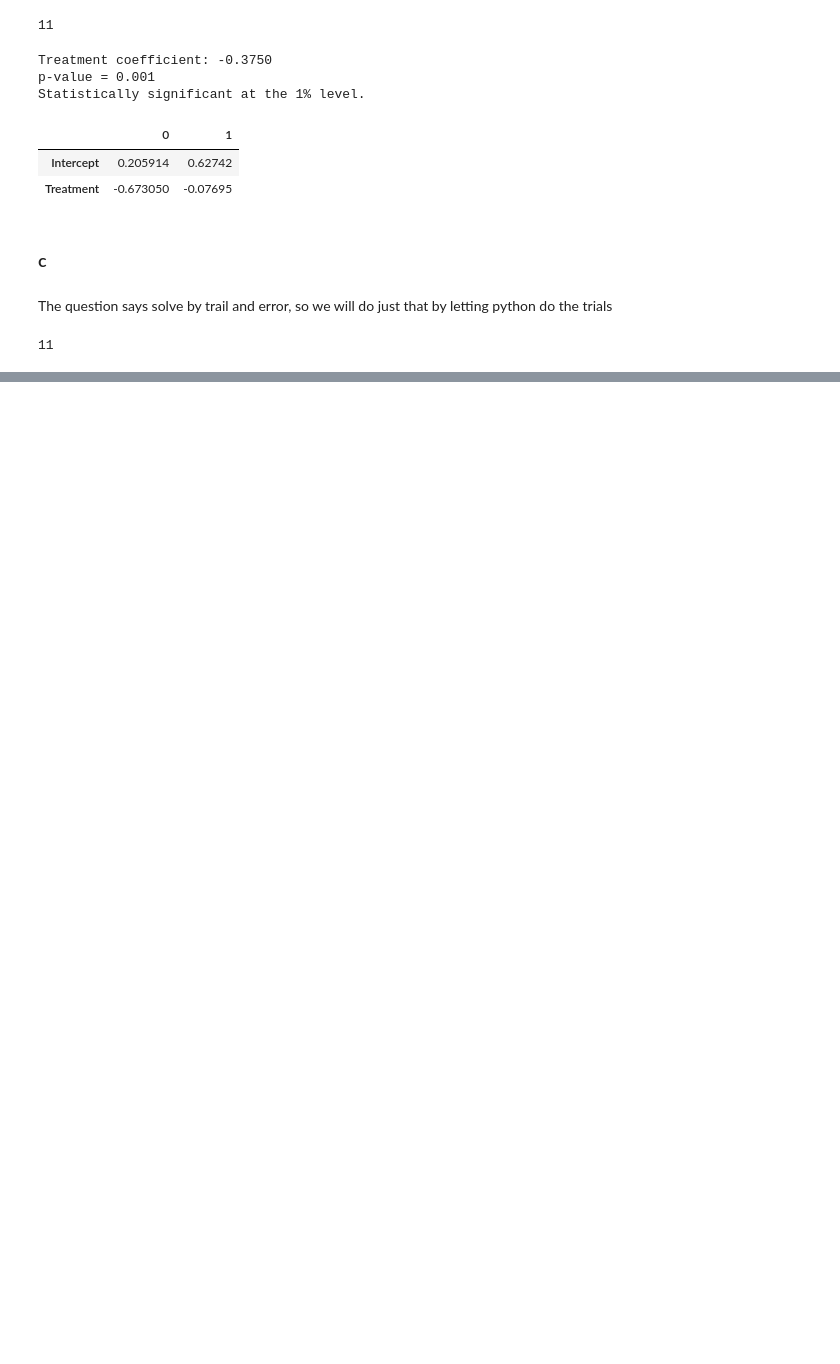
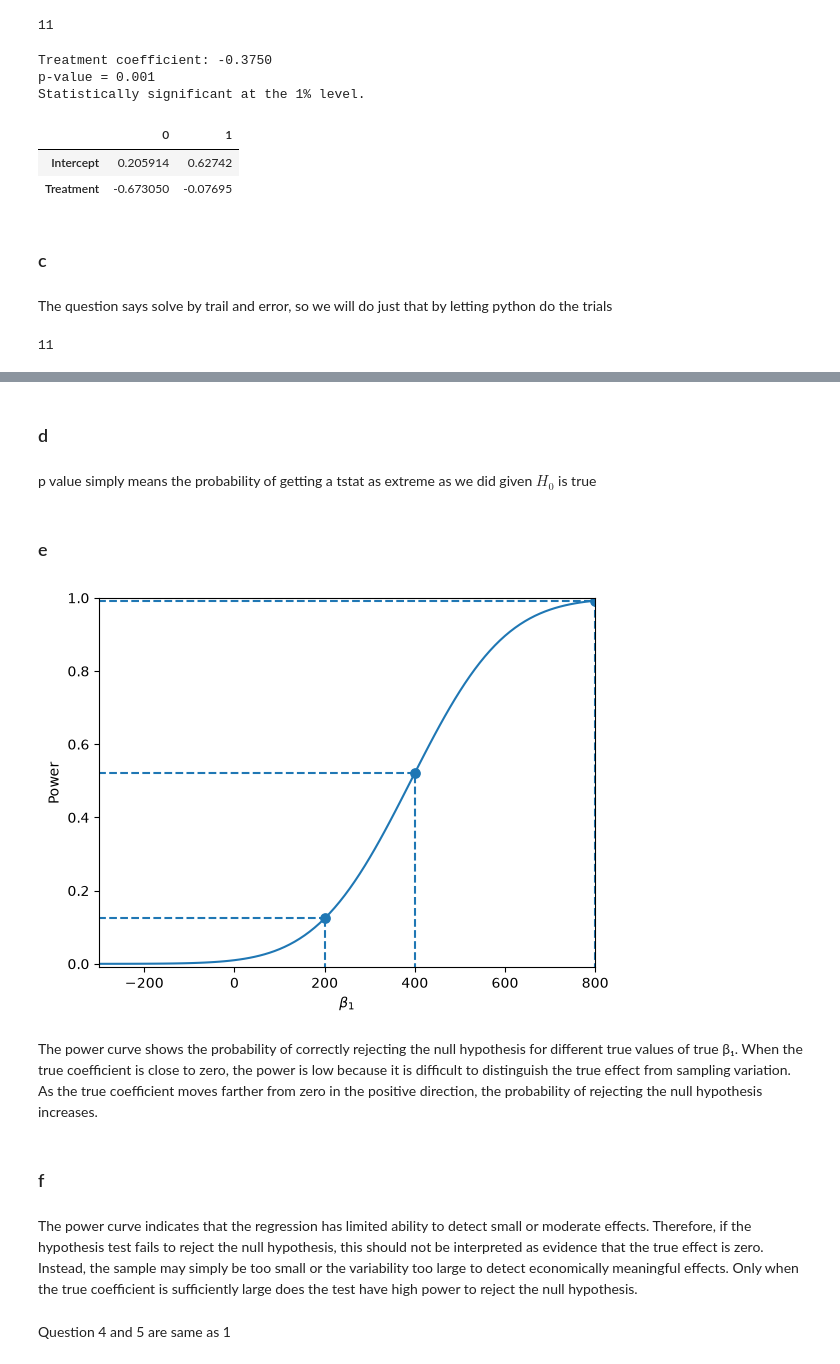
Before and after one commit to ani-research/Python-Companion-For-Real-Econometrics-by-M.Bailey, a Jupyter notebook: chapters/chapter04.ipynb, the cells around one changed output, grey strips where cells are left out. Drawn from its saved outputs; the diff is of its cells as text; code cells hidden in the pictures; blank space fills up the shorter version.

Commit message:
Finished question 2 of chapter 4

```diff
--- a/chapters/chapter04.ipynb
+++ b/chapters/chapter04.ipynb
@@ -522,0 +525,3 @@ print(len(sheepDF[sheepDF["Death"]==1])-1)
+# %%
+rtd= pyreadr.read_r(r"C:\Users\khosl\OneDrive\Documents\Py notebook\Books\Real Econometrics\RE2e_Exercise Data_CH04\RE2e_R Data sets_CH04\Ch4_Exercise3_Presidents_and_Economy.RData")
+rtd.keys()
@@ -522,0 +530,3 @@ print(len(sheepDF[sheepDF["Death"]==1])-1)
+# %%
+electionDF= rtd["dta"]
+electionDF.head()
@@ -522,0 +576,10 @@ print(len(sheepDF[sheepDF["Death"]==1])-1)
+# %%
+electionOLS_gdp= smf.ols(
+    formula="ChangeGDPpc ~ LagDemPresident",
+    data=electionDF
+).fit()
+
+display(f"Observation: {electionOLS_gdp.nobs}")
+display(f"Intercept:, {electionOLS_gdp.params["Intercept"]:.5f}")
+display(f"Slope:, {electionOLS_gdp.params["LagDemPresident"]:.5f}")
+print("Intercept + Slope=", electionOLS_gdp.params["Intercept"]+electionOLS_gdp.params["LagDemPresident"])
@@ -522,0 +710,42 @@ print(len(sheepDF[sheepDF["Death"]==1])-1)
+# %% [markdown]
+### d
+# %% [markdown]
+p value simply means the probability of getting a tstat as extreme as we did given $H_0$ is true
+# %% [markdown]
+### e
+# %%
+alpha= 0.01
+dof= len(electionDF["ChangeGDPpc"])-2
+
+tcrit= stats.t.ppf(1-0.01, df=dof )
+
+beta= np.linspace(-300, 800, 100)
+se= electionOLS_gdp.bse["LagDemPresident"]
+
+power= 1- stats.t.cdf(tcrit-beta/se, df= dof)
+
+fig, ax = plt.subplots()
+
+ax.plot(beta, power)
+ax.set_xlim(-300,800)
+ax.set_ylim(-0.01,1)
+beta_example= [200, 400, 800]
+ax.set_xlabel("$β_1$")
+ax.set_ylabel("Power")
+
+for i in beta_example:
+    p1 = 1 - stats.t.cdf(tcrit - i/se, df=dof )
+    ax.scatter(i, p1, s=45, color="C0")
+    ax.hlines(p1, xmax=i, xmin=-400, linestyle="--")
+    ax.vlines(i, ymin=-0.05, ymax=p1, linestyle="--")
+plt.show()
+# %% [output]
+[figure, added]
+# %% [markdown]
+The power curve shows the probability of correctly rejecting the null hypothesis for different true values of true β₁. When the true coefficient is close to zero, the power is low because it is difficult to distinguish the true effect from sampling variation. As the true coefficient moves farther from zero in the positive direction, the probability of rejecting the null hypothesis increases.
+# %% [markdown]
+### f
+# %% [markdown]
+The power curve indicates that the regression has limited ability to detect small or moderate effects. Therefore, if the hypothesis test fails to reject the null hypothesis, this should not be interpreted as evidence that the true effect is zero. Instead, the sample may simply be too small or the variability too large to detect economically meaningful effects. Only when the true coefficient is sufficiently large does the test have high power to reject the null hypothesis.
+# %% [markdown]
+Question 4 and 5 are same as 1
```
Also changed, not shown: parts of 20 cells of this notebook.
